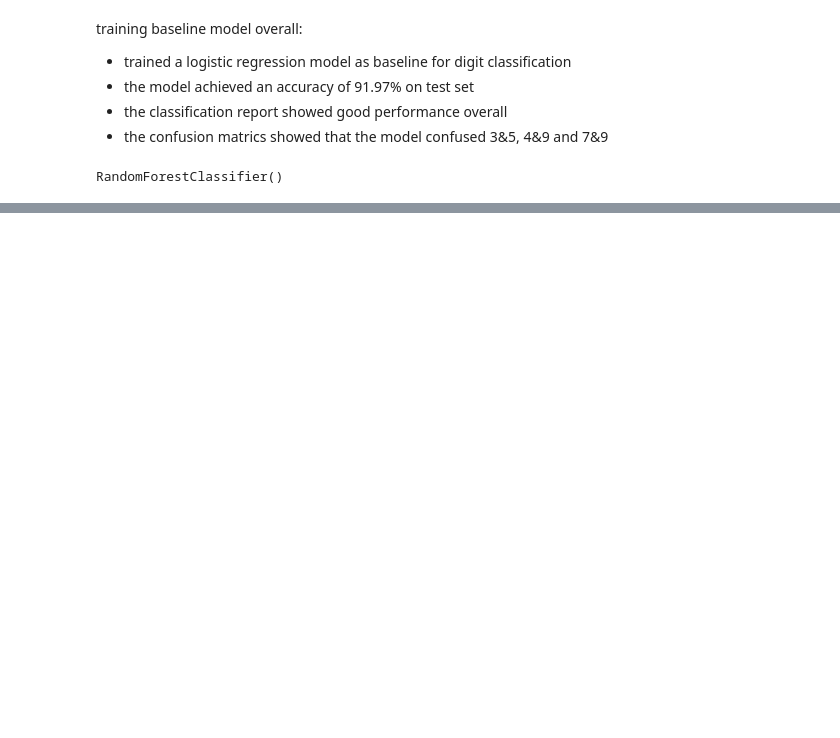
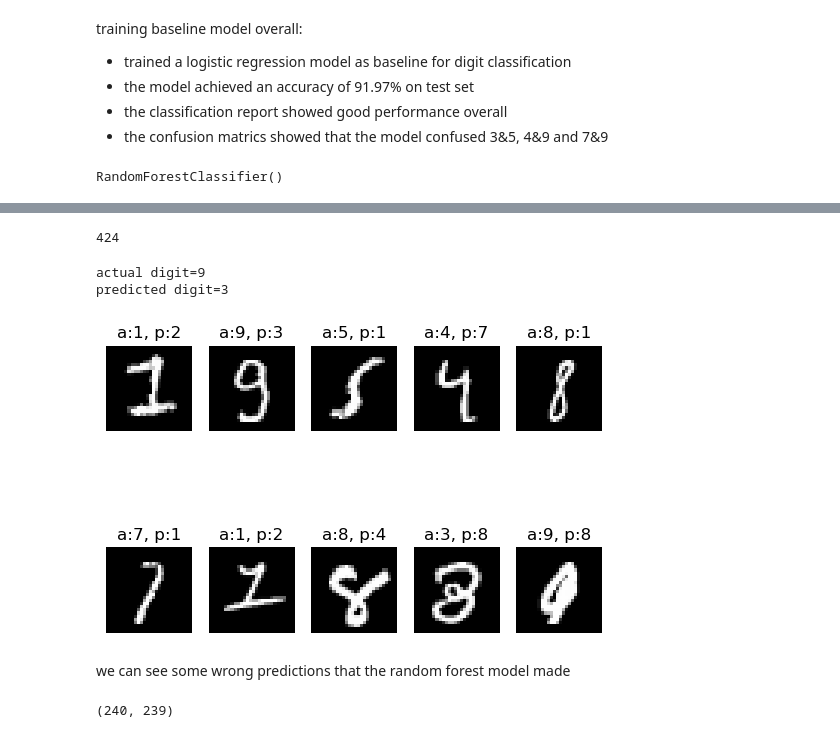
Before and after one commit to shukriaarifi/handwritten_digit_recognition, a Jupyter notebook: notebooks/mnist.ipynb, the cells around one changed output, grey strips where cells are left out. Cells and saved outputs as stored; diff of their text form; code cells hidden in the pictures; blank space fills up the shorter version.

```diff
--- a/notebooks/mnist.ipynb
+++ b/notebooks/mnist.ipynb
@@ -316,0 +317,6 @@ training 2end model(random forest) overveiw:
+# %%
+wrong_pred=np.where(y_test!=y_pred_RF)[0]
+# %%
+len(wrong_pred)
+# %% [output]
+424
@@ -316,0 +325,17 @@ training 2end model(random forest) overveiw:
+# %%
+print(f"actual digit={y_test[idx]}")
+print(f"predicted digit={y_pred_RF[idx]}")
+# %% [output]
+actual digit=9
+predicted digit=3
+# %%
+for i in range(10):
+    plt.subplot(2, 5, i+1)
+    plt.imshow(x_test[wrong_pred[i]].reshape(28, 28), cmap="gray")
+    plt.title(f"a:{y_test[wrong_pred[i]]}, p:{y_pred_RF[wrong_pred[i]]}")
+    plt.axis("off")
+plt.show()
+# %% [output]
+[figure, added]
+# %% [markdown]
+we can see some wrong predictions that the random forest model made
@@ -316,0 +346,4 @@ training 2end model(random forest) overveiw:
+# %%
+my_image.size
+# %% [output]
+(240, 239)
```
Also changed, not shown: parts of 43 cells of this notebook.
